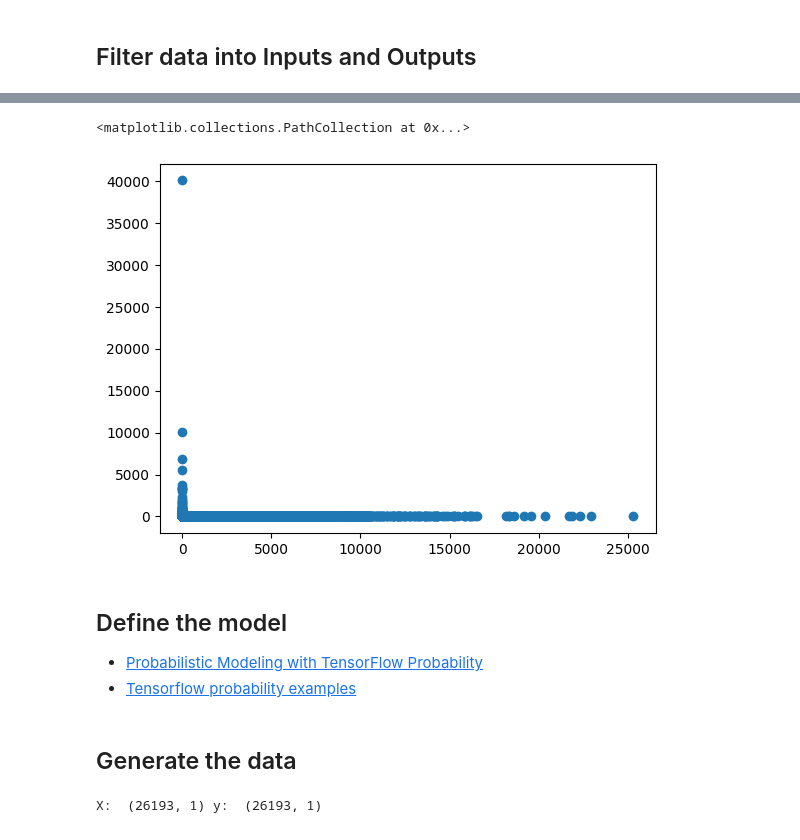
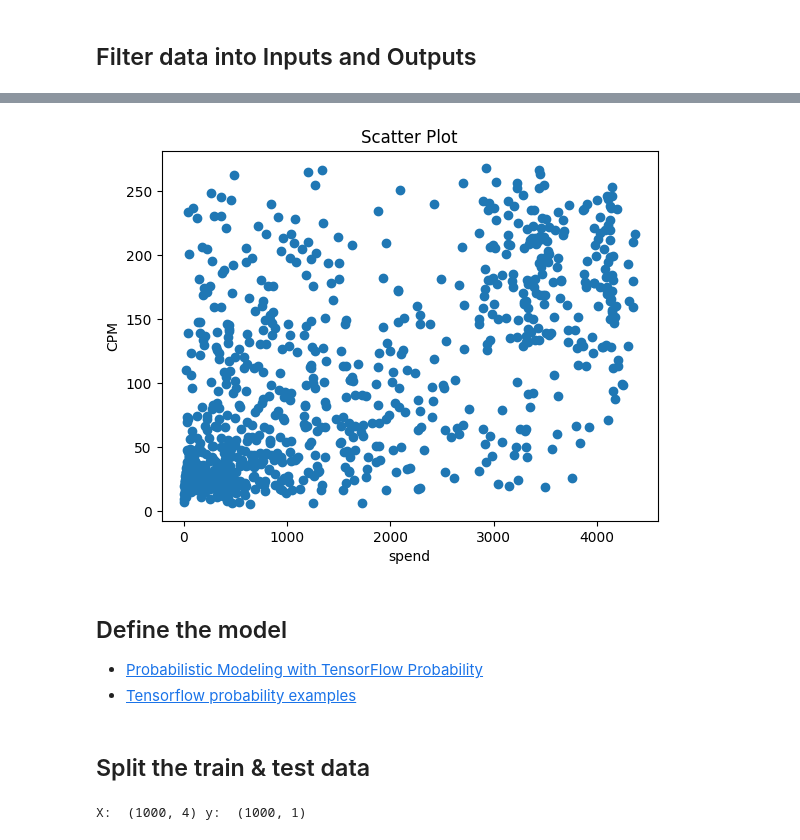
Before and after one commit to waidyanatha/madgicx, a Jupyter notebook: mining/notebooks/budget/evaluation/tfp_budget_predict.ipynb, the cells around one changed output, grey strips where cells are left out. Saved outputs shown, nothing was run; the diff lists cells and outputs as text; code cells hidden in the pictures.

```diff
--- a/mining/notebooks/budget/evaluation/tfp_budget_predict.ipynb
+++ b/mining/notebooks/budget/evaluation/tfp_budget_predict.ipynb
@@ -153,0 +141,22 @@ dtype: float64
+# %%
+    # 'spend','omni_view_content_value', 'omni_add_to_cart_value',
+    # 'omni_initiated_checkout_value', 'omni_purchase_value').dropna().collect())
+
+_data_df= sdf.select('spend','CTR', 'CPC', 'CPM', 'ROAS').dropna().toPandas()
+print(_data_df.shape)
+_data_df = _data_df[_data_df['spend']<=\
+                    _data_df['spend'].mean()+2*_data_df['spend'].std()]
+_data_df = _data_df[_data_df['CTR']<=\
+                    _data_df['CTR'].mean()+2*_data_df['CTR'].std()]
+_data_df = _data_df[_data_df['CPC']<=\
+                    _data_df['CPC'].mean()+2*_data_df['CPC'].std()]
+_data_df = _data_df[_data_df['ROAS']<=\
+                    _data_df['ROAS'].mean()+2*_data_df['ROAS'].std()]
+_data_df = _data_df[_data_df['CPM']<=\
+                    _data_df['CPM'].mean()+2*_data_df['CPM'].std()]
+# _data_df = _data_df[_data_df['spend']<=4000]
+
+_data_df = _data_df.sample(n=1000)
+
+print("data shape:", _data_df.shape)
+print("data quartile  :", _data_df.describe())
@@ -154,27 +175,30 @@ dtype: float64
 # %%
 import matplotlib.pyplot as plt
 %matplotlib inline
 
-plt.scatter(_data_df['spend'],_data_df['ROAS'])
+plt.scatter(_data_df['spend'],_data_df['CPM'])
+plt.title("Scatter Plot")
+plt.xlabel("spend")
+plt.ylabel("CPM")
+plt.show()
 # %% [output]
-<matplotlib.collections.PathCollection at 0x...>
-[figure, old version]
+[figure, new version]
 # %% [markdown]
 ## Define the model
 
 * [Probabilistic Modeling with TensorFlow Probability](https://www.scaler.com/topics/tensorflow/tensorflow-probability/)
 * [Tensorflow probability examples](https://github.com/tensorflow/probability/tree/main/tensorflow_probability/examples/jupyter_notebooks)
 # %% [markdown]
-## Generate the data
+## Split the train & test data
 # %%
 # Compile and train the standard neural network
-_pred_cols = ['CPC'] #, 'CPM', 'ROAS', 'CTR']
+_pred_cols = ['CTR','CPC', 'CPM', 'ROAS']
 _label_col = ['spend']
 X = np.array(_data_df[_pred_cols])
 y = np.array(_data_df[_label_col])
 print("X: ",X.shape,"y: ", y.shape)
 # %% [output]
-X:  (26193, 1) y:  (26193, 1)
+X:  (1000, 4) y:  (1000, 1)
 # %%
 from sklearn.model_selection import train_test_split
 X_train, X_test, y_train, y_test = train_test_split(X,y,test_size=0.2)
```
Also changed, not shown: parts of 32 cells of this notebook, 3 other files.
